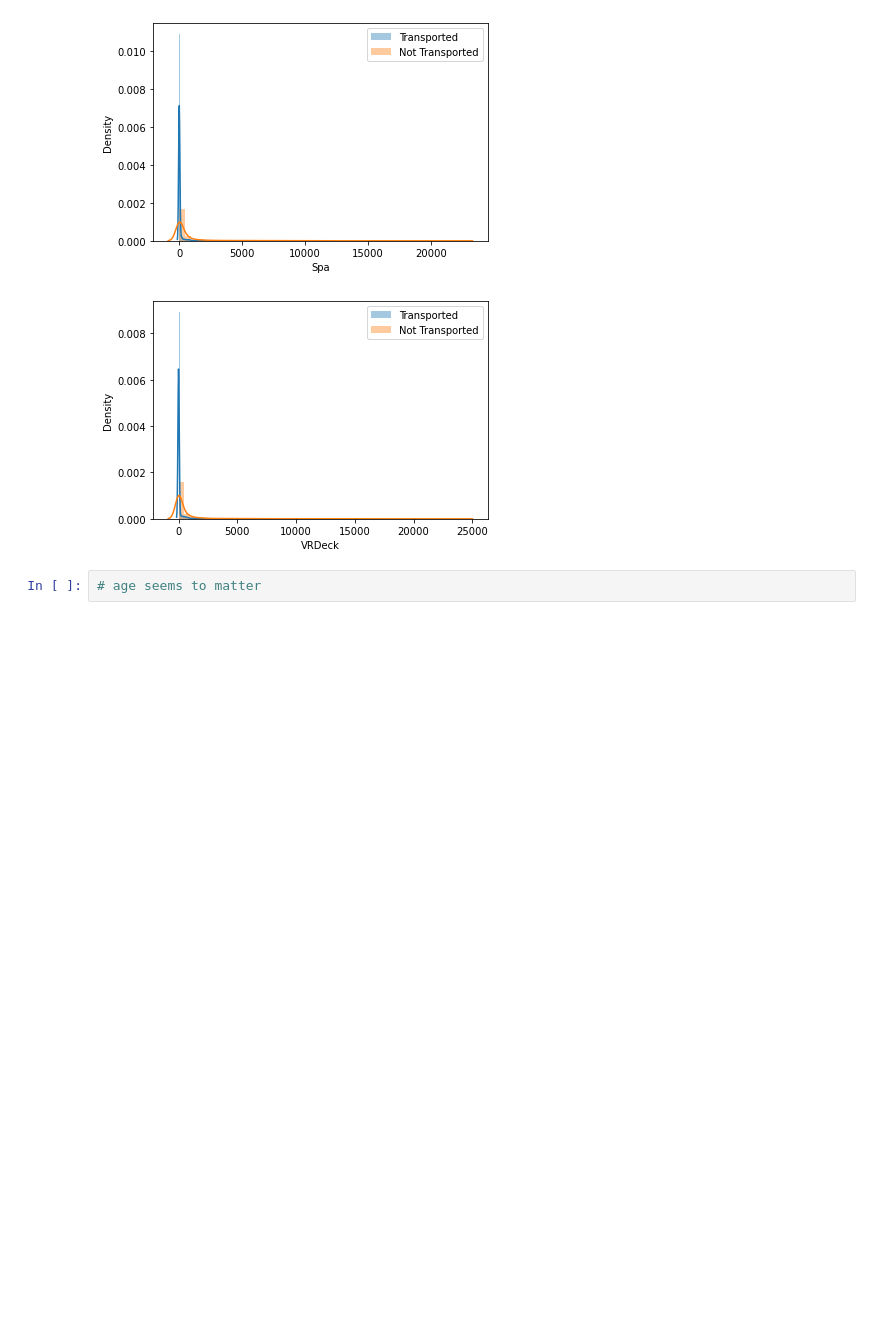
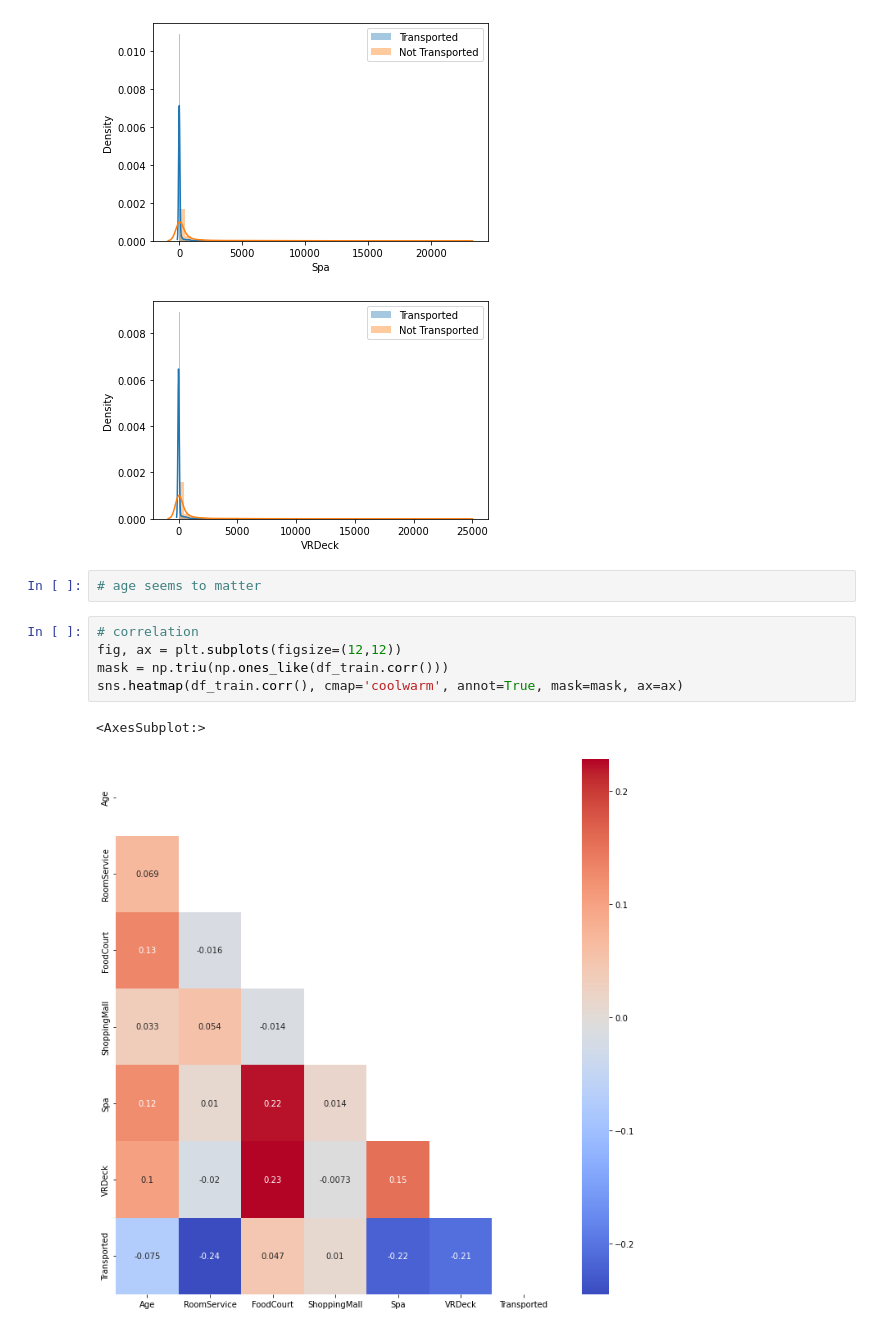
Before and after one commit to lanmario/DataScience, a Jupyter notebook: Kaggle_DataScience/Starship_Titanic/Spaceship Titanic.ipynb, the cells around one changed output. Saved outputs shown, nothing was run; the diff lists cells and outputs as text; blank space fills up the shorter version.

```diff
--- a/Kaggle_DataScience/Starship_Titanic/Spaceship Titanic.ipynb
+++ b/Kaggle_DataScience/Starship_Titanic/Spaceship Titanic.ipynb
@@ -181,3 +177,11 @@ for col in numerics:
 [figure]
 # %%
 # age seems to matter
+# %%
+# correlation
+fig, ax = plt.subplots(figsize=(12,12))
+mask = np.triu(np.ones_like(df_train.corr()))
+sns.heatmap(df_train.corr(), cmap='coolwarm', annot=True, mask=mask, ax=ax)
+# %% [output]
+<AxesSubplot:>
+[figure, added]
```
Also changed, not shown: parts of 2 cells of this notebook.
